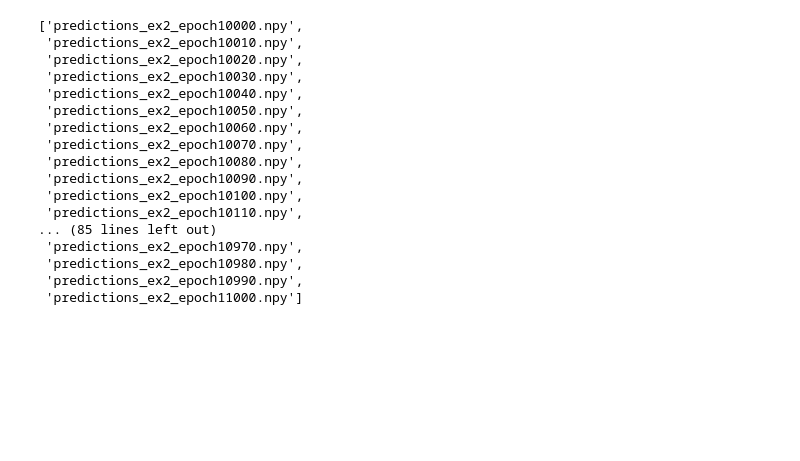
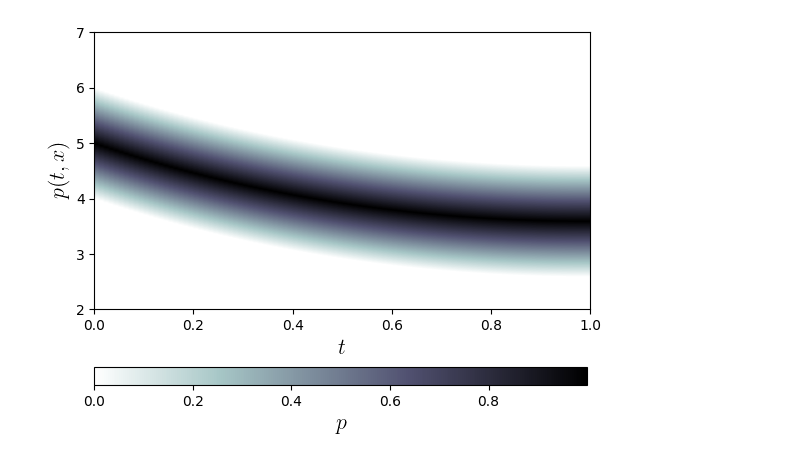
Before and after one commit to 1moi6/optimal-control, a Jupyter notebook: ex2_control.ipynb, the cells around one changed output. Saved outputs shown, nothing was run; the diff lists cells and outputs as text; code cells hidden in the pictures; blank space fills up the shorter version.

```diff
--- a/ex2_control.ipynb
+++ b/ex2_control.ipynb
@@ -160,23 +169,30 @@ images[0].save('animacao_ex2.gif',
 # Apaga os arquivos numpy
 # for file in filtered_files:
 #     os.unlink(file)
-# %%
-filtered_files
-# %% [output]
-['predictions_ex2_epoch10000.npy',
- 'predictions_ex2_epoch10010.npy',
- 'predictions_ex2_epoch10020.npy',
- 'predictions_ex2_epoch10030.npy',
- 'predictions_ex2_epoch10040.npy',
- 'predictions_ex2_epoch10050.npy',
- 'predictions_ex2_epoch10060.npy',
- 'predictions_ex2_epoch10070.npy',
- 'predictions_ex2_epoch10080.npy',
- 'predictions_ex2_epoch10090.npy',
- 'predictions_ex2_epoch10100.npy',
- 'predictions_ex2_epoch10110.npy',
-... (85 lines left out)
- 'predictions_ex2_epoch10970.npy',
- 'predictions_ex2_epoch10980.npy',
- 'predictions_ex2_epoch10990.npy',
- 'predictions_ex2_epoch11000.npy']
+# %%
+import matplotlib.pyplot as plt
+
+gamma, beta, e, x0, T = 1.0, 1.0, 1.0, 5.0, 1.0
+u = np.load("solutions/predictions_ex2_epoch11000.npy").ravel()
+t = np.linspace(0, T, len(u))
+z = np.linspace(2, x0 + 2 * e, 500)
+T, Z = np.meshgrid(t, z)
+M = construir_sol(t, z, u, [x0 - e, x0, x0 + e])
+
+fig, ax = plt.subplots(figsize=(6.4,0.75*4.8)) # Define o tamanho da figura como 6 por 4
+
+# Ajuste os limites da imagem para ocupar a maior área possível dentro da figura
+im = ax.imshow(M, extent=[t.min(), t.max(), z.min(), z.max()], cmap='bone_r', origin='lower', aspect='auto')
+
+ax.set_xlabel(r'$t$', fontsize=16, usetex=True)
+ax.set_ylabel(r'$p(t,x)$', fontsize=16, usetex=True)
+
+pos = ax.get_position()
+
+cax = fig.add_axes([pos.x0, -0.1, pos.height, 0.05])
+cbar = fig.colorbar(im, cax=cax,orientation='horizontal')
+cbar.set_label(r'$p$', fontsize=16, usetex=True)
+
+plt.show()
+# %% [output]
+[figure, added]
```
Also changed, not shown: parts of 5 cells of this notebook.
